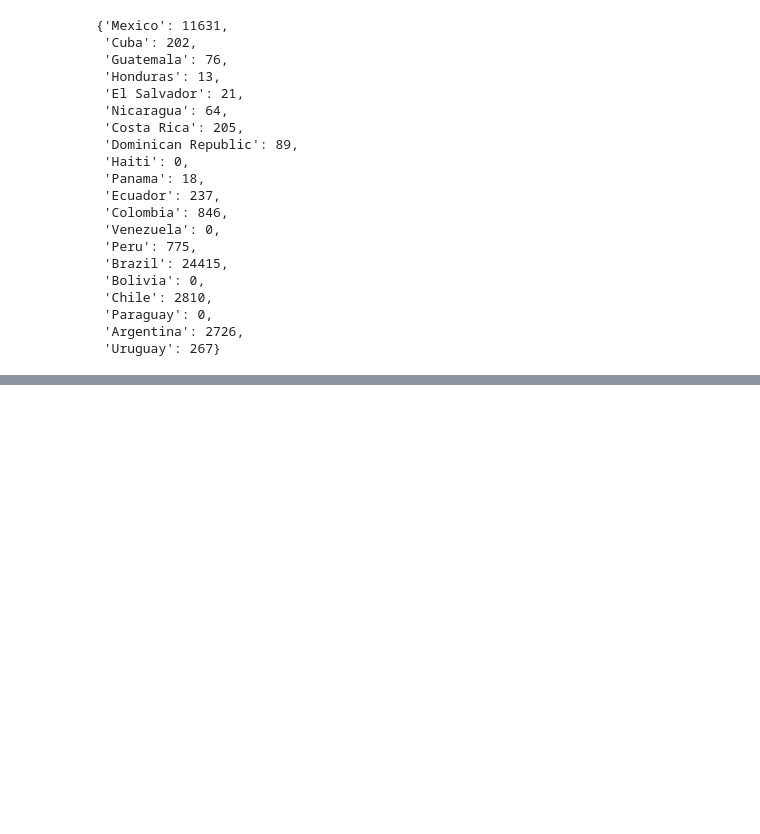
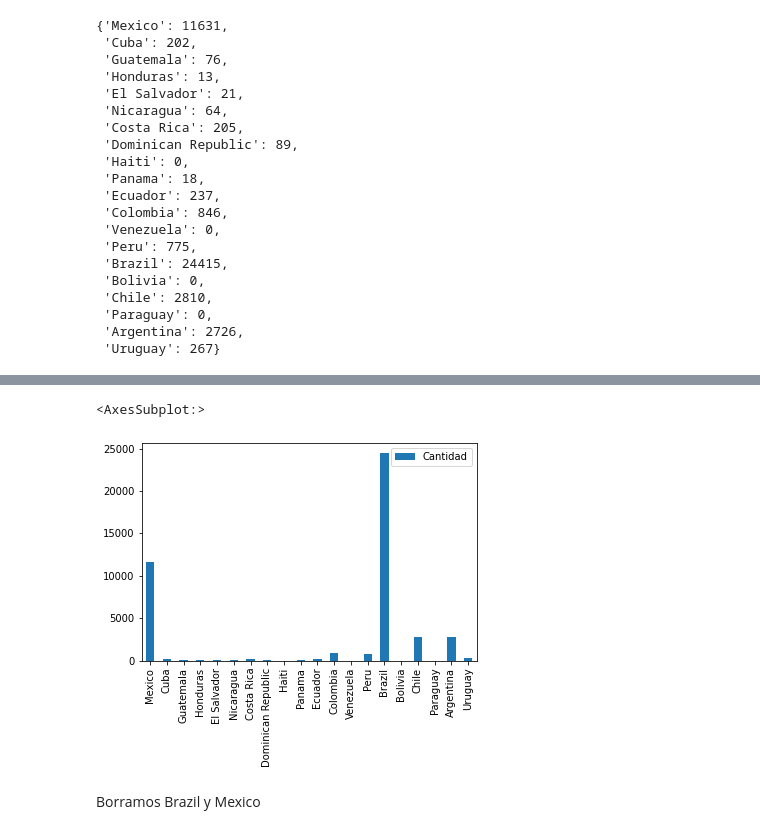
Before and after one commit to Ballesd/DataEngereyLatinoAmerica, a Jupyter notebook: AnalsisPatentes.ipynb, the cells around one changed output, grey strips where cells are left out. Cells and saved outputs as stored; diff of their text form; code cells hidden in the pictures; blank space fills up the shorter version.

Commit message:
Analisis de la cantidad de patentes de los paises latino americanos

```diff
--- a/AnalsisPatentes.ipynb
+++ b/AnalsisPatentes.ipynb
@@ -77,0 +69,4 @@ print(CanPatentes['Uruguay'])
+# %%
+DFLationoAmerica = pd.DataFrame.from_dict(CanPatentes, orient='index').rename(columns={0:'Cantidad'})
+
+DFLationoAmerica
@@ -77,0 +91,7 @@ print(CanPatentes['Uruguay'])
+# %%
+DFLationoAmerica.plot(kind = 'bar')
+# %% [output]
+<AxesSubplot:>
+[figure, added]
+# %% [markdown]
+Borramos Brazil y Mexico
```
Also changed, not shown: parts of 4 cells of this notebook.
